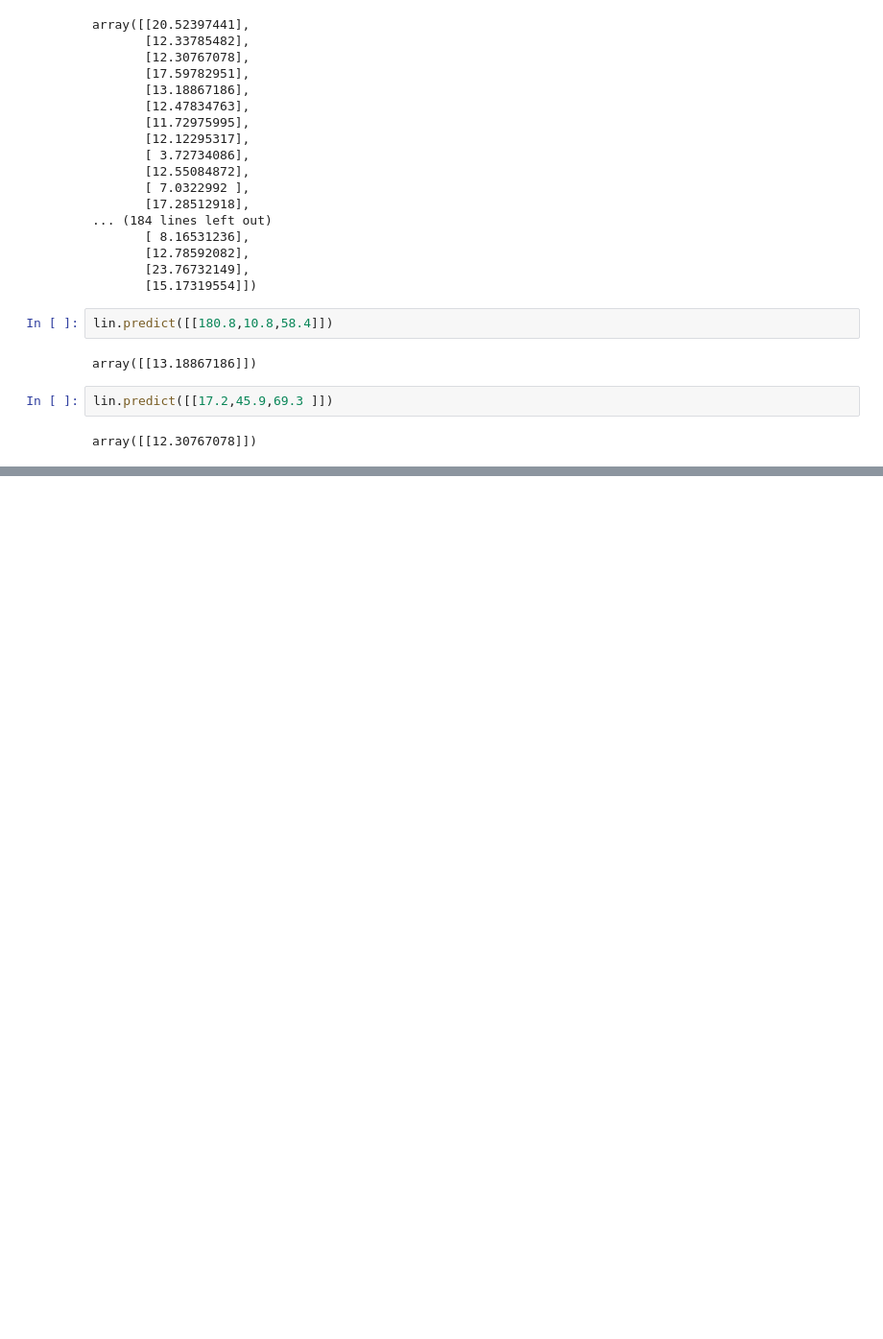
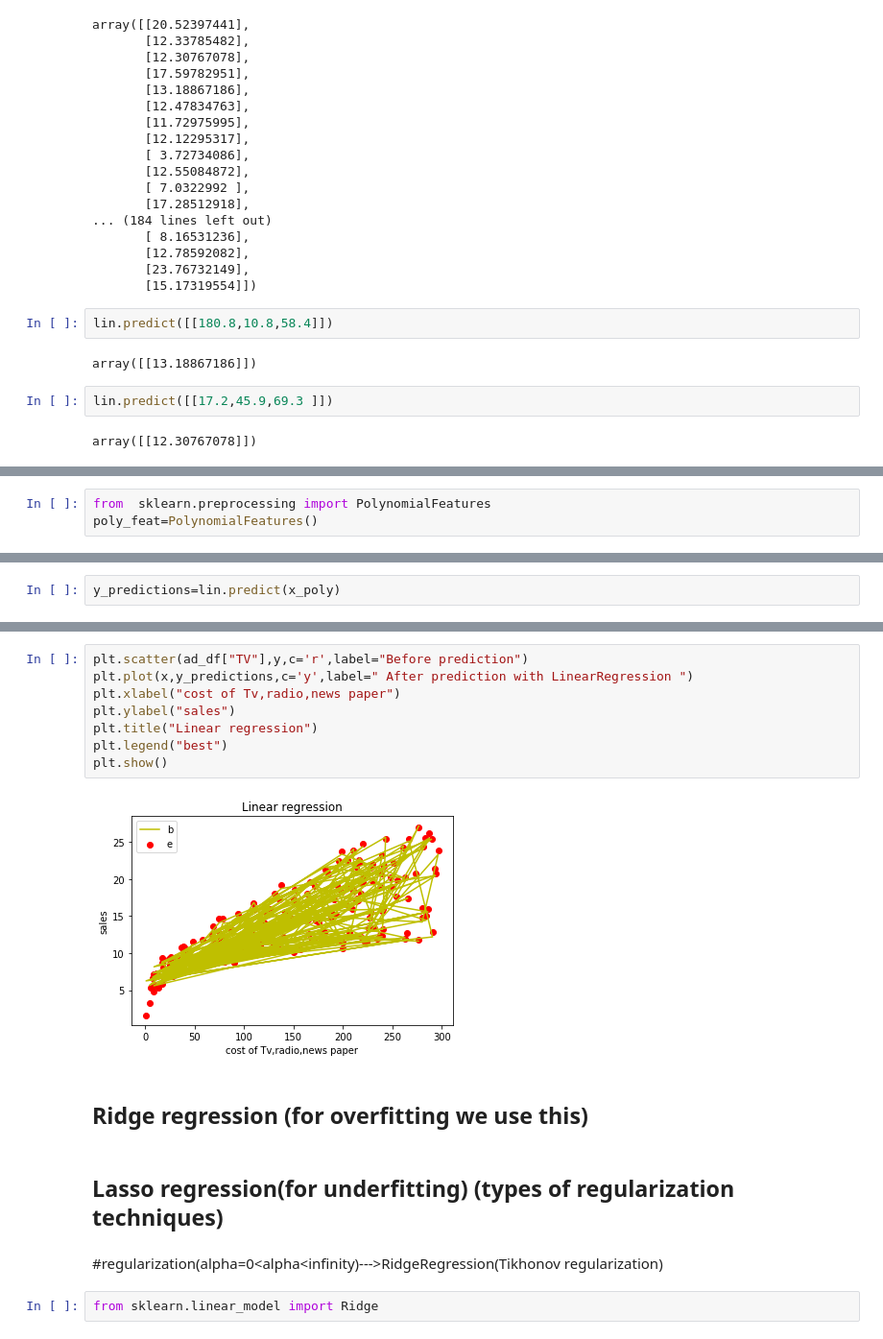
Before and after one commit to Madhavi433/gitbasics-mstp-level1-433, a Jupyter notebook: 6-02-2020/6-02-2020(Machinelearning).ipynb, the cells around one changed output, grey strips where cells are left out. Shown at 96% size. Cells and saved outputs as stored; diff of their text form; blank space fills up the shorter version.

```diff
--- a/6-02-2020/6-02-2020(Machinelearning).ipynb
+++ b/6-02-2020/6-02-2020(Machinelearning).ipynb
@@ -500,0 +511,3 @@ array([[12.30767078]])
+# %%
+from  sklearn.preprocessing import PolynomialFeatures
+poly_feat=PolynomialFeatures()
@@ -500,0 +524,2 @@ array([[12.30767078]])
+# %%
+y_predictions=lin.predict(x_poly)
@@ -500,0 +537,18 @@ array([[12.30767078]])
+# %%
+plt.scatter(ad_df["TV"],y,c='r',label="Before prediction")
+plt.plot(x,y_predictions,c='y',label=" After prediction with LinearRegression ")
+plt.xlabel("cost of Tv,radio,news paper")
+plt.ylabel("sales")
+plt.title("Linear regression")
+plt.legend("best")
+plt.show()
+# %% [output]
+[figure, added]
+# %% [markdown]
+## Ridge regression (for overfitting we use this)
+# %% [markdown]
+## Lasso regression(for underfitting)  (types of regularization techniques)
+# %% [markdown]
+#regularization(alpha=0<alpha<infinity)--->RidgeRegression(Tikhonov regularization)
+# %%
+from sklearn.linear_model import Ridge
```
Also changed, not shown: parts of 13 cells of this notebook.
